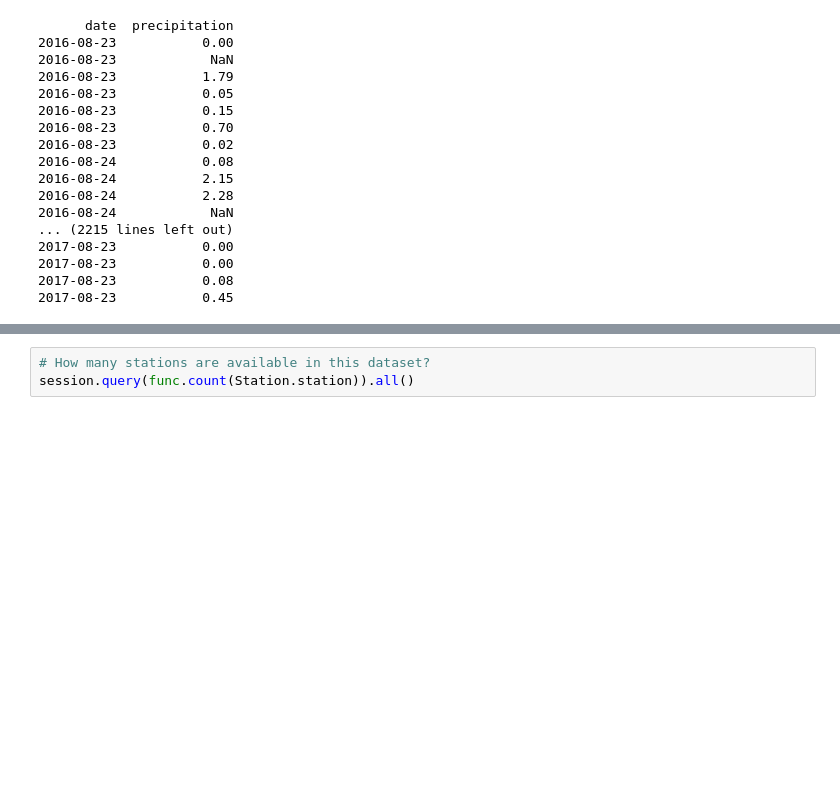
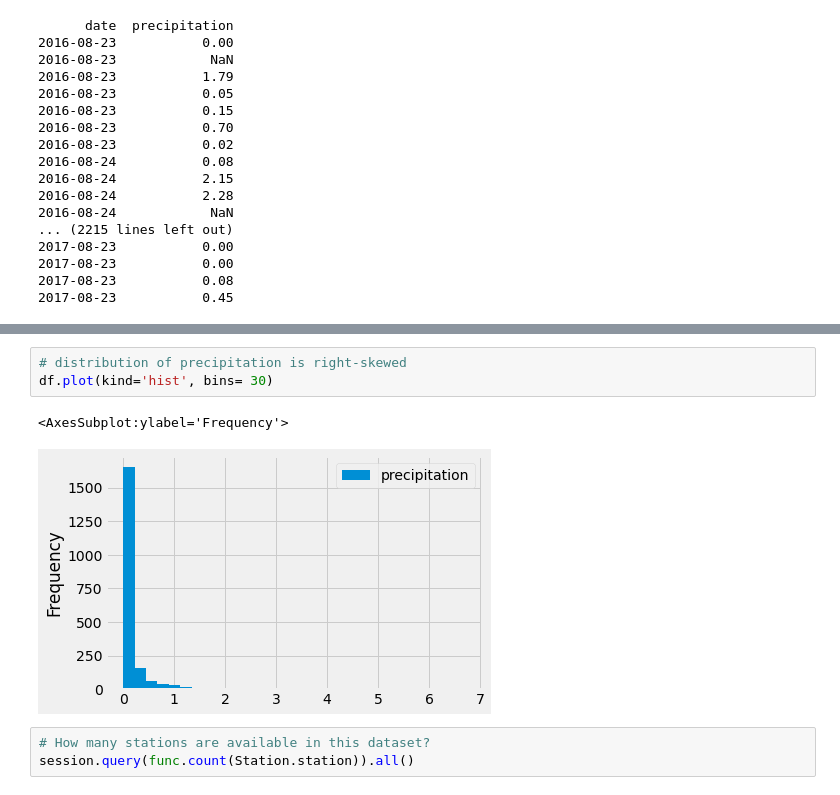
Before and after one commit to j-hendricks/surfs_up, a Jupyter notebook: climate_analysis.ipynb, the cells around one changed output, grey strips where cells are left out. Cells and saved outputs as stored; diff of their text form; blank space fills up the shorter version.

```diff
--- a/climate_analysis.ipynb
+++ b/climate_analysis.ipynb
@@ -93,3 +93,9 @@ df.describe()
+# %%
+# distribution of precipitation is right-skewed
+df.plot(kind='hist', bins= 30)
+# %% [output]
+<AxesSubplot:ylabel='Frequency'>
+[figure, added]
 # %%
 # How many stations are available in this dataset?
 session.query(func.count(Station.station)).all()
```
Also changed, not shown: parts of 3 cells of this notebook, 3 other files.
